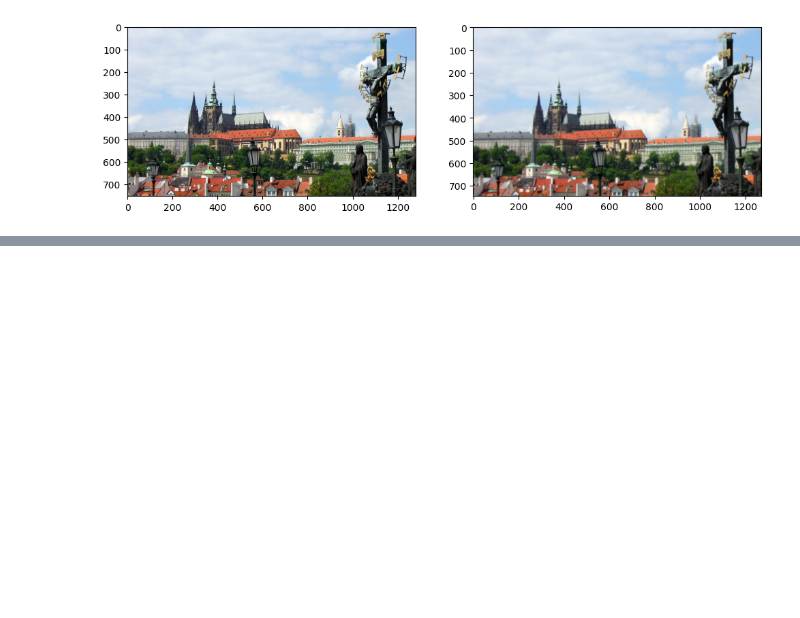
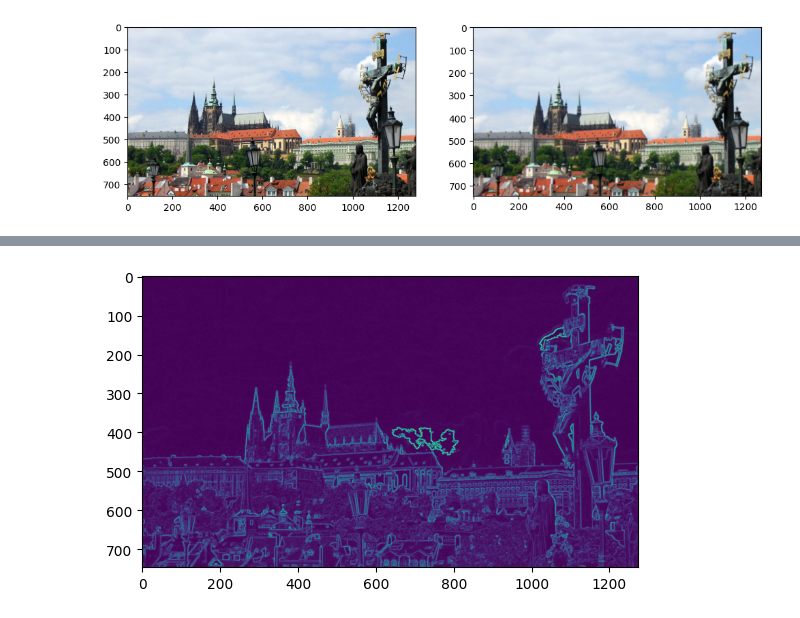
Before and after one commit to Hubert1225/New-Numpy-Matplotlib-examples, a Jupyter notebook: part-3-image-processing/2-filtering-and-edge-detection.ipynb, the cells around one changed output, grey strips where cells are left out. Drawn from its saved outputs; the diff is of its cells as text; code cells hidden in the pictures; blank space fills up the shorter version.

```diff
--- a/part-3-image-processing/2-filtering-and-edge-detection.ipynb
+++ b/part-3-image-processing/2-filtering-and-edge-detection.ipynb
@@ -113,0 +132,4 @@ axes[1].imshow(prague_filtered);
+# %%
+plt.imshow(prague_edges);
+# %% [output]
+[figure, added]
```
Also changed, not shown: parts of 5 cells of this notebook.
